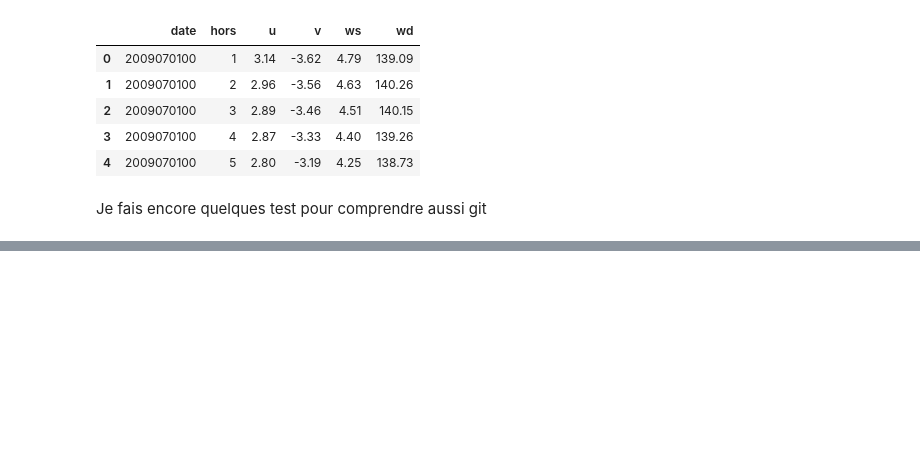
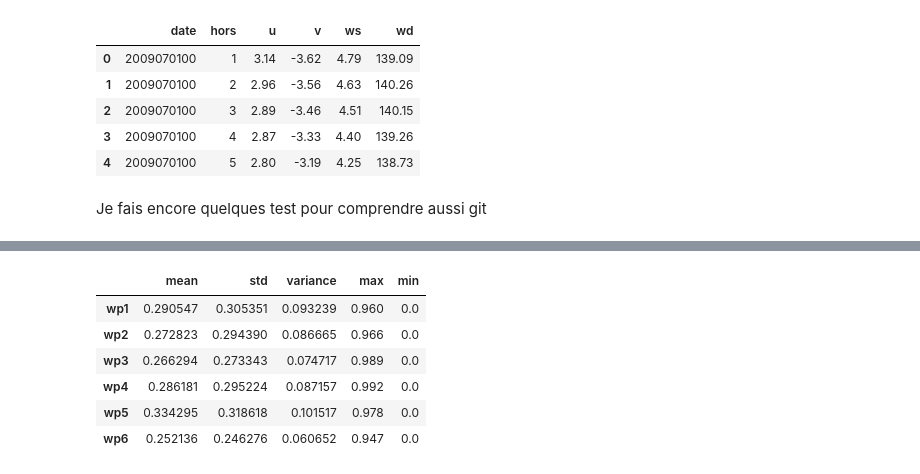
Before and after one commit to MorganeVives/DataChallenge_WP_phase2, a Jupyter notebook: EDA_GC.ipynb, the cells around one changed output, grey strips where cells are left out. Cells and saved outputs as stored; diff of their text form; code cells hidden in the pictures; blank space fills up the shorter version.

```diff
--- a/EDA_GC.ipynb
+++ b/EDA_GC.ipynb
@@ -29,0 +87,18 @@ Je fais encore quelques test pour comprendre aussi git
+# %%
+stats_wps = pd.DataFrame(index =[i for i in training_data_1.columns if i!= 'date'] )
+# %%
+stats_wps['mean'] = np.mean(training_data_1, axis=0)[1:]
+stats_wps['std'] = np.std(training_data_1, axis=0)[1:]
+stats_wps['variance'] = np.var(training_data_1,axis=0)[1:]
+stats_wps['max'] = np.max(training_data_1,axis=0)[1:]
+stats_wps['min'] = np.min(training_data_1,axis=0)[1:]
+# %%
+stats_wps.head(7)
+# %% [output]
+|  | mean | std | variance | max | min |
+| wp1 | 0.290547 | 0.305351 | 0.093239 | 0.960 | 0.0 |
+| wp2 | 0.272823 | 0.294390 | 0.086665 | 0.966 | 0.0 |
+| wp3 | 0.266294 | 0.273343 | 0.074717 | 0.989 | 0.0 |
+| wp4 | 0.286181 | 0.295224 | 0.087157 | 0.992 | 0.0 |
+| wp5 | 0.334295 | 0.318618 | 0.101517 | 0.978 | 0.0 |
+| wp6 | 0.252136 | 0.246276 | 0.060652 | 0.947 | 0.0 |
```
Also changed, not shown: parts of 21 cells of this notebook.
